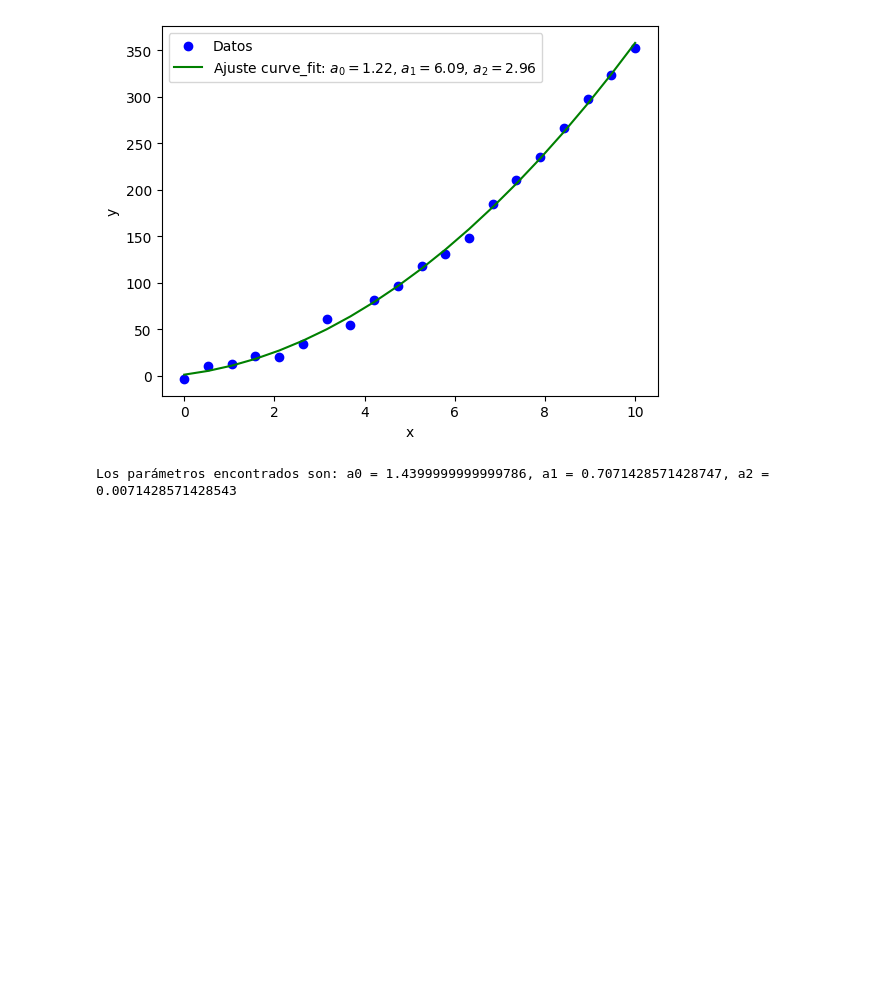
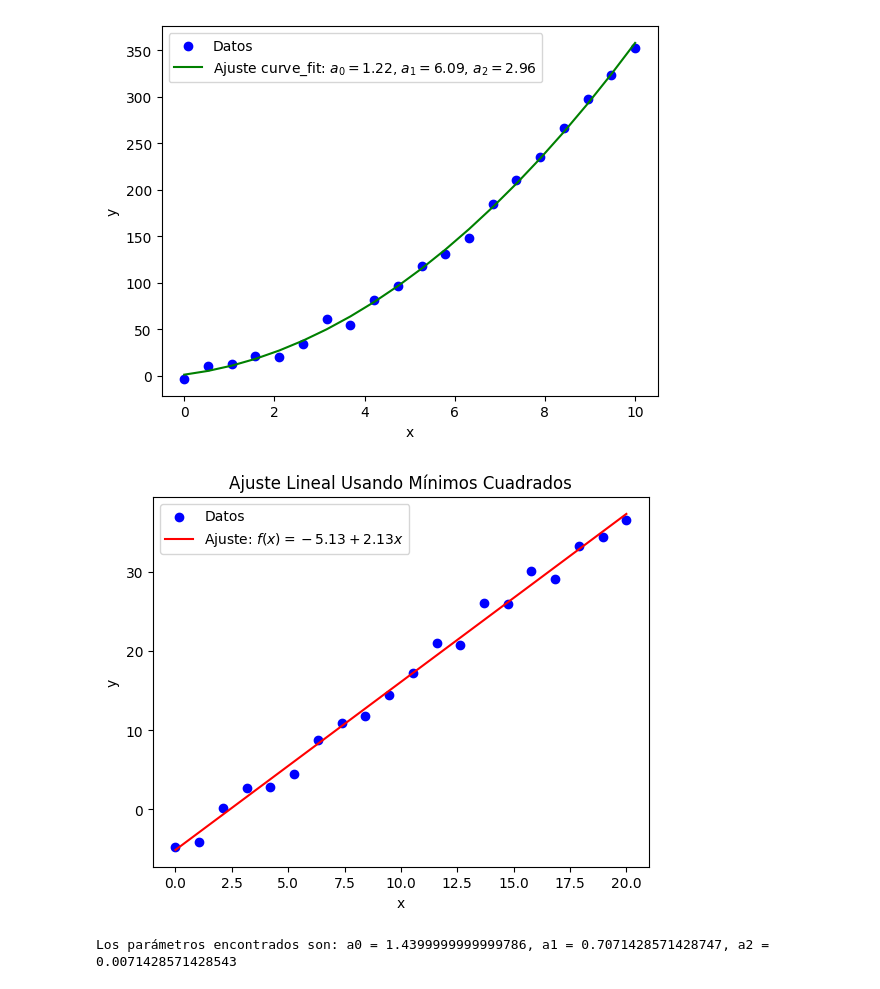
Before and after one commit to GabrielRamirezs/Metodos1_KarenQuevedo_GabrielRamirez, a Jupyter notebook: Tarea5.ipynb, the cells around one changed output. Cells and saved outputs as stored; diff of their text form; code cells hidden in the pictures; blank space fills up the shorter version.

```diff
--- a/Tarea5.ipynb
+++ b/Tarea5.ipynb
@@ -134,6 +152,26 @@ plt.legend()
 plt.show()
 # %% [output]
 [figure]
+# %%
+data = np.loadtxt('MinimosLineal.txt')
+x_data = data[:, 0]
+y_data = data[:, 1]
+
+def linear_model(x, a0, a1):
+    return a0 + a1 * x
+
+params, covariance = curve_fit(linear_model, x_data, y_data)
+a0, a1 = params
+
+plt.scatter(x_data, y_data, label='Datos', color='blue')
+plt.plot(x_data, linear_model(x_data, *params), label=f'Ajuste: $f(x)={a0:.2f} + {a1:.2f}x$', color='red')
+plt.xlabel('x')
+plt.ylabel('y')
+plt.legend()
+plt.title('Ajuste Lineal Usando Mínimos Cuadrados')
+plt.show()
+# %% [output]
+[figure, added]
 # %%
 #6
 import numpy as np
```
Also changed, not shown: parts of 4 cells of this notebook.
